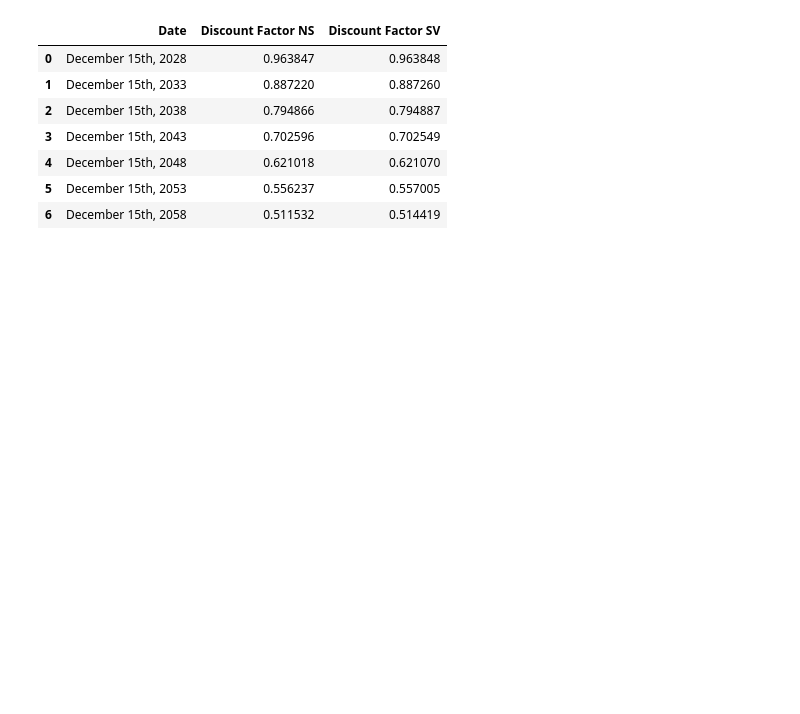
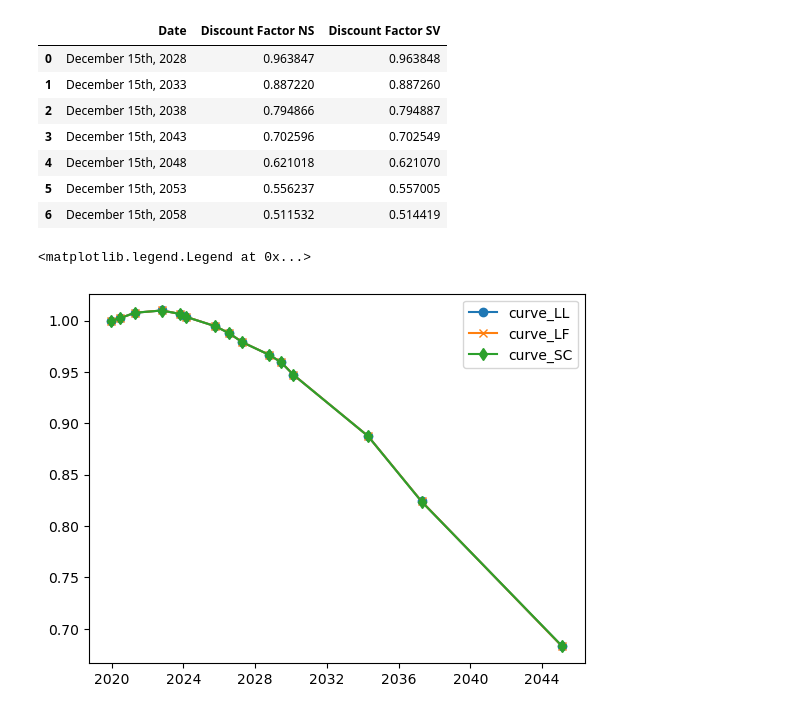
Before and after one commit to onsnt/Yield_Curve_public, a Jupyter notebook: dif_interpol_method ver 4.ipynb, the cells around one changed output. Drawn from its saved outputs; the diff is of its cells as text; code cells hidden in the pictures; blank space fills up the shorter version.

```diff
--- a/dif_interpol_method ver 4.ipynb
+++ b/dif_interpol_method ver 4.ipynb
@@ -154,3 +154,15 @@ display(pd.DataFrame(dict({"Date": nodes,  "Discount Factor NS": discount_factor
 | 4 | December 15th, 2048 | 0.621018 | 0.621070 |
 | 5 | December 15th, 2053 | 0.556237 | 0.557005 |
 | 6 | December 15th, 2058 | 0.511532 | 0.514419 |
+# %%
+curve_LL.nodes()
+curve_LF.nodes()
+curve_SC.nodes()
+
+plt.plot(*list(zip(*[(dt.to_date(), rate) for dt,rate in curve_LL.nodes()])), marker='o',label='curve_LL')
+plt.plot(*list(zip(*[(dt.to_date(), rate) for dt,rate in curve_LF.nodes()])), marker='x',label='curve_LF',)
+plt.plot(*list(zip(*[(dt.to_date(), rate) for dt,rate in curve_SC.nodes()])), marker='d',label='curve_SC')
+plt.legend(['curve_LL', 'curve_LF', 'curve_SC'])
+# %% [output]
+<matplotlib.legend.Legend at 0x...>
+[figure, added]
```
Also changed, not shown: parts of 1 cell of this notebook, 2 other files.
